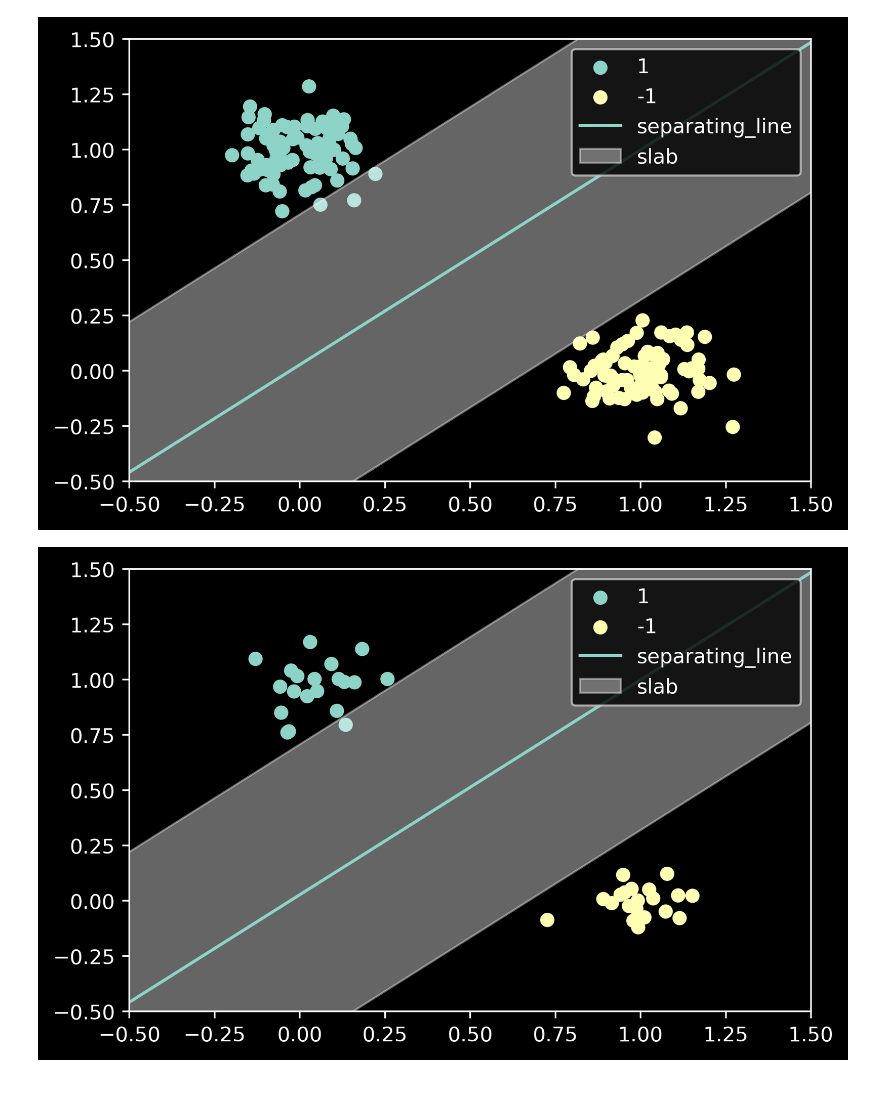
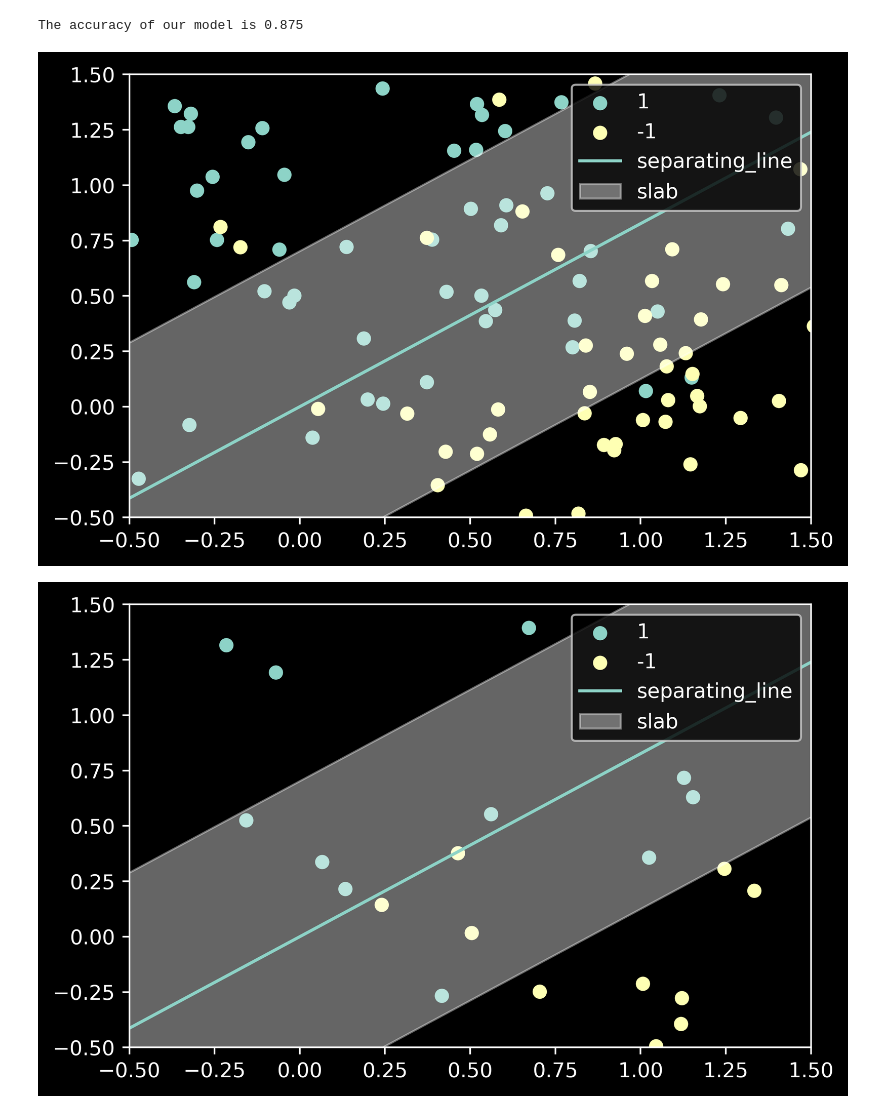
Before and after one commit to cmaspi/subgradient_method, a Jupyter notebook: code/svm_graphics.ipynb, the cells around one changed output. Saved outputs shown, nothing was run; the diff lists cells and outputs as text; code cells hidden in the pictures.

```diff
--- a/code/svm_graphics.ipynb
+++ b/code/svm_graphics.ipynb
@@ -153,0 +86,7 @@ The model looks like
+# %%
+# Soft margin
+# Creating some data
+x_train = np.array([ *np.random.multivariate_normal((1,0), 0.5*np.eye(2), 80),  *np.random.multivariate_normal((0,1), 0.5*np.eye(2), 80)])
+y_train = np.array([*-np.ones(80), *np.ones(80)])
+x_test = np.array([ *np.random.multivariate_normal((1,0), 0.5*np.eye(2), 20),  *np.random.multivariate_normal((0,1), 0.5*np.eye(2), 20)])
+y_test = np.array([*-np.ones(20), *np.ones(20)])
@@ -154,6 +105,13 @@ The model looks like
+# %%
+n_epochs = 5000
+clf = svm(100)
+clf.fit(x_train, y_train, epochs = n_epochs, batch_size = 4, learning_rate = 0.01)
+print(f"The accuracy of our model is {clf.accuracy(x_test, y_test)}")
+# %% [output]
+The accuracy of our model is 0.875
 # %%
-clf.display(x_train,y_train)
-clf.display(x_test, y_test)
+_ = clf.display(x_train,y_train)
+_ = clf.display(x_test, y_test)
 # %% [output]
-[figure, old version]
+[figure, new version]
-[figure, old version]
+[figure, new version]
```
Also changed, not shown: parts of 15 cells of this notebook, 7 other files.
